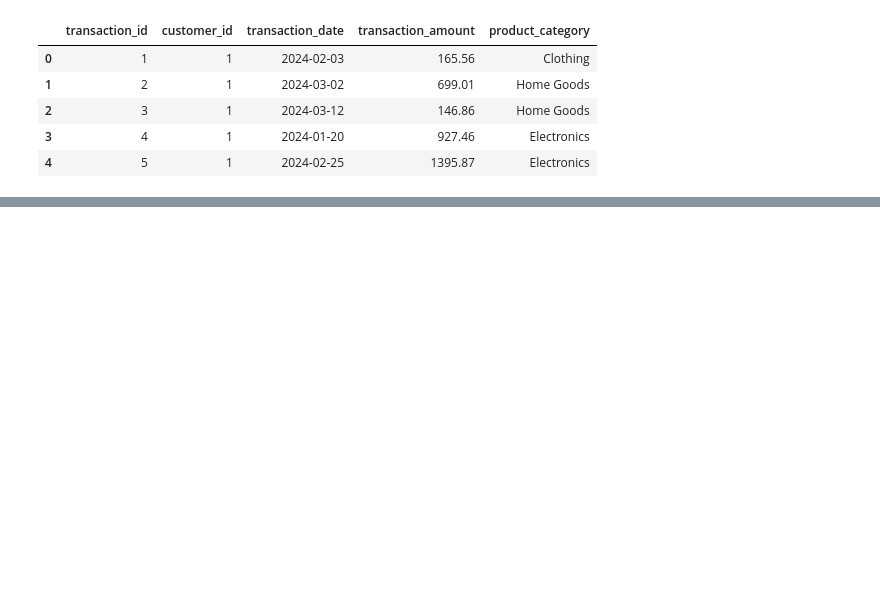
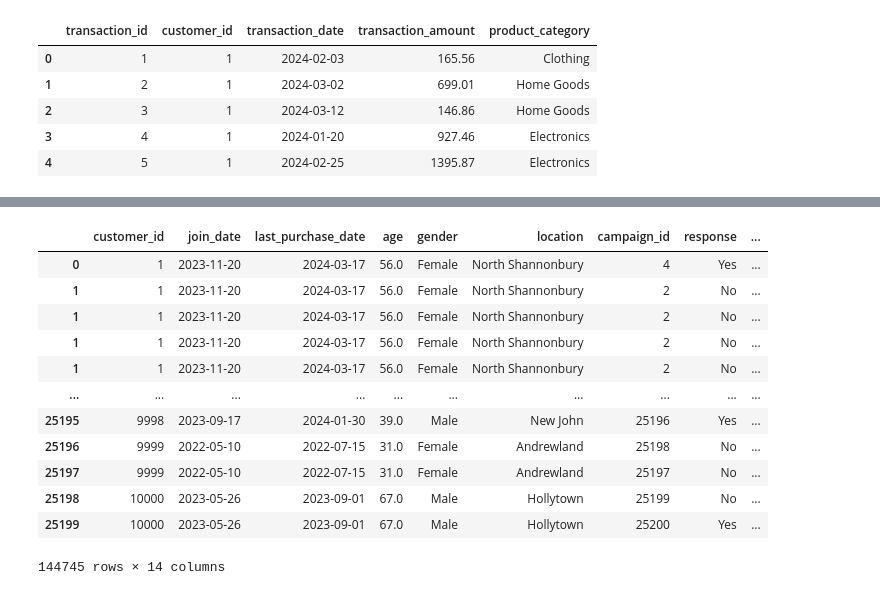
Before and after one commit to qmdismnp/Schulich_DS_MBAN, a Jupyter notebook: assignment 2.ipynb, the cells around one changed output, grey strips where cells are left out. Cells and saved outputs as stored; diff of their text form; code cells hidden in the pictures; blank space fills up the shorter version.

```diff
--- a/assignment 2.ipynb
+++ b/assignment 2.ipynb
@@ -50,0 +115,4 @@ transactions.head()
+# %%
+# step 1: make transactions and marketing indexes as customer_id for easy joining
+transactions.set_index('customer_id', inplace=True)
+marketing.set_index('customer_id', inplace=True)
@@ -50,0 +131,16 @@ transactions.head()
+# %%
+transaction_level
+# %% [output]
+|  | customer_id | join_date | last_purchase_date | age | gender | location | campaign_id | response | ... |
+| 0 | 1 | 2023-11-20 | 2024-03-17 | 56.0 | Female | North Shannonbury | 4 | Yes | ... |
+| 1 | 1 | 2023-11-20 | 2024-03-17 | 56.0 | Female | North Shannonbury | 2 | No | ... |
+| 1 | 1 | 2023-11-20 | 2024-03-17 | 56.0 | Female | North Shannonbury | 2 | No | ... |
+| 1 | 1 | 2023-11-20 | 2024-03-17 | 56.0 | Female | North Shannonbury | 2 | No | ... |
+| 1 | 1 | 2023-11-20 | 2024-03-17 | 56.0 | Female | North Shannonbury | 2 | No | ... |
+| ... | ... | ... | ... | ... | ... | ... | ... | ... | ... |
+| 25195 | 9998 | 2023-09-17 | 2024-01-30 | 39.0 | Male | New John | 25196 | Yes | ... |
+| 25196 | 9999 | 2022-05-10 | 2022-07-15 | 31.0 | Female | Andrewland | 25198 | No | ... |
+| 25197 | 9999 | 2022-05-10 | 2022-07-15 | 31.0 | Female | Andrewland | 25197 | No | ... |
+| 25198 | 10000 | 2023-05-26 | 2023-09-01 | 67.0 | Male | Hollytown | 25199 | No | ... |
+| 25199 | 10000 | 2023-05-26 | 2023-09-01 | 67.0 | Male | Hollytown | 25200 | Yes | ... |
+144745 rows × 14 columns
```
Also changed, not shown: parts of 18 cells of this notebook.
